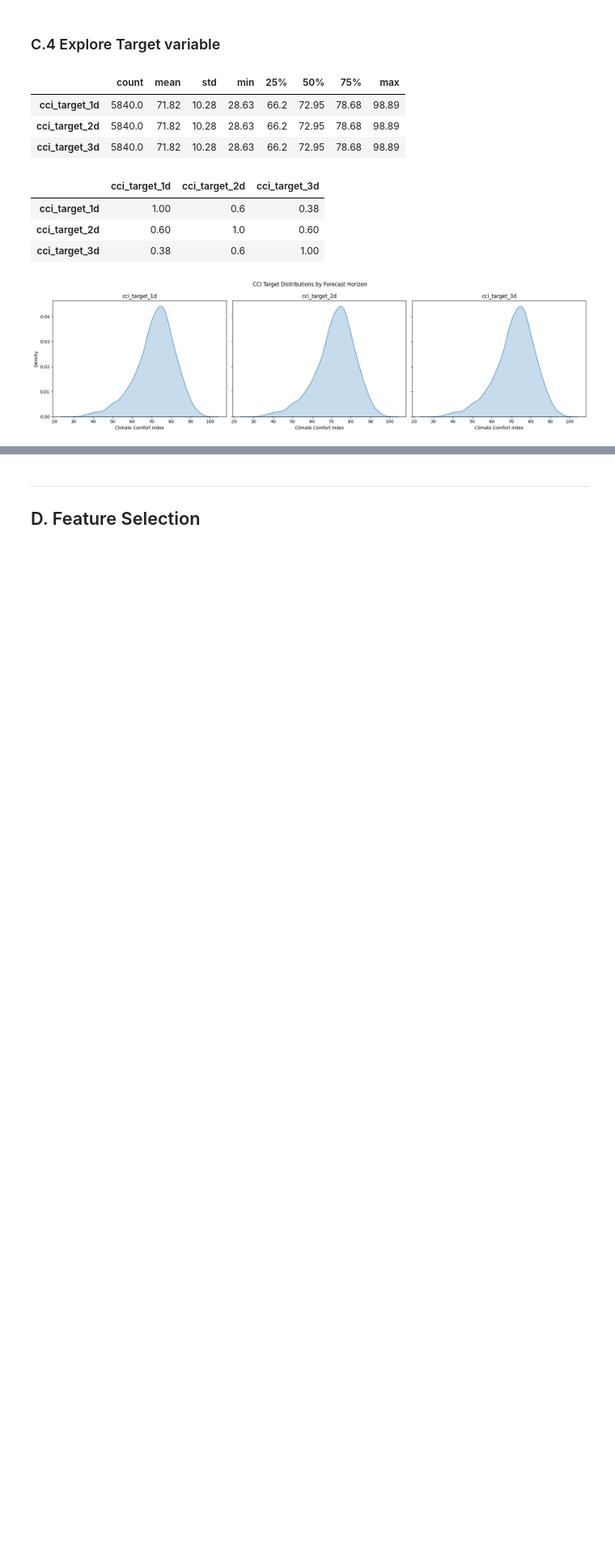
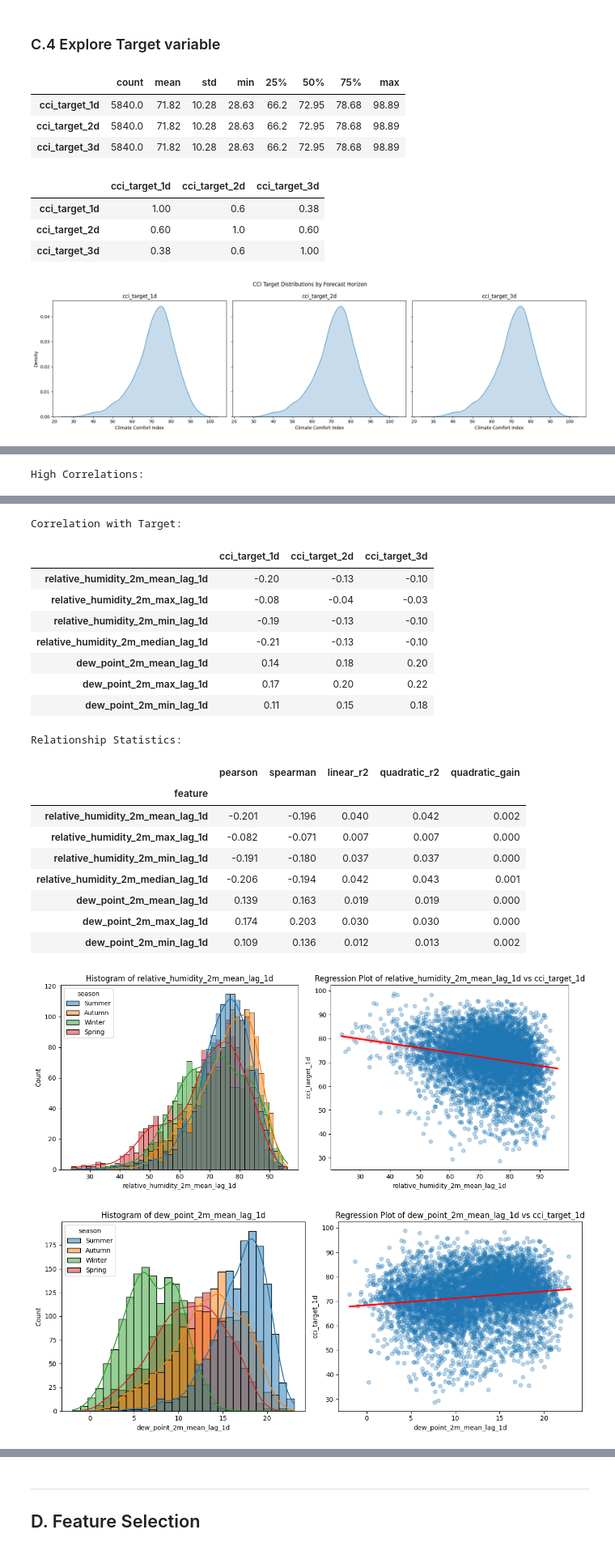
Before and after one commit to RP28/36120-26SP-AT2-26294153-experiments, a Jupyter notebook: notebooks/comfort_climate/36120_26SP_AT2_26294153_experiment_1.ipynb, the cells around one changed output, grey strips where cells are left out. Shown at 81% size. Saved outputs shown, nothing was run; the diff lists cells and outputs as text; code cells hidden in the pictures; blank space fills up the shorter version.

```diff
--- a/notebooks/comfort_climate/36120_26SP_AT2_26294153_experiment_1.ipynb
+++ b/notebooks/comfort_climate/36120_26SP_AT2_26294153_experiment_1.ipynb
@@ -369,0 +551,18 @@ provide a detailed analysis on the selected feature, its distribution, limitatio
+# %%
+relative_humidity_features = [
+    "relative_humidity_2m_mean_lag_1d",
+    "relative_humidity_2m_max_lag_1d",
+    "relative_humidity_2m_min_lag_1d",
+    "relative_humidity_2m_median_lag_1d"
+]
+dew_point_features = [
+    "dew_point_2m_mean_lag_1d",
+    "dew_point_2m_max_lag_1d",
+    "dew_point_2m_min_lag_1d"
+]
+moisture_features = relative_humidity_features + dew_point_features
+moisture_plot_features = ["relative_humidity_2m_mean_lag_1d", "dew_point_2m_mean_lag_1d"]
+moisture_stats, moisture_correlations, moisture_target_correlations, moisture_relationship_stats = explore_numerical_features(
+    moisture_features, plot_features=moisture_plot_features
+)
+# %% [output]
@@ -369,0 +578 @@ provide a detailed analysis on the selected feature, its distribution, limitatio
+High Correlations:
@@ -369,0 +585,21 @@ provide a detailed analysis on the selected feature, its distribution, limitatio
+Correlation with Target:
+|  | cci_target_1d | cci_target_2d | cci_target_3d |
+| relative_humidity_2m_mean_lag_1d | -0.20 | -0.13 | -0.10 |
+| relative_humidity_2m_max_lag_1d | -0.08 | -0.04 | -0.03 |
+| relative_humidity_2m_min_lag_1d | -0.19 | -0.13 | -0.10 |
+| relative_humidity_2m_median_lag_1d | -0.21 | -0.13 | -0.10 |
+| dew_point_2m_mean_lag_1d | 0.14 | 0.18 | 0.20 |
+| dew_point_2m_max_lag_1d | 0.17 | 0.20 | 0.22 |
+| dew_point_2m_min_lag_1d | 0.11 | 0.15 | 0.18 |
+Relationship Statistics:
+|  | pearson | spearman | linear_r2 | quadratic_r2 | quadratic_gain |
+| feature |  |  |  |  |  |
+| relative_humidity_2m_mean_lag_1d | -0.201 | -0.196 | 0.040 | 0.042 | 0.002 |
+| relative_humidity_2m_max_lag_1d | -0.082 | -0.071 | 0.007 | 0.007 | 0.000 |
+| relative_humidity_2m_min_lag_1d | -0.191 | -0.180 | 0.037 | 0.037 | 0.000 |
+| relative_humidity_2m_median_lag_1d | -0.206 | -0.194 | 0.042 | 0.043 | 0.001 |
+| dew_point_2m_mean_lag_1d | 0.139 | 0.163 | 0.019 | 0.019 | 0.000 |
+| dew_point_2m_max_lag_1d | 0.174 | 0.203 | 0.030 | 0.030 | 0.000 |
+| dew_point_2m_min_lag_1d | 0.109 | 0.136 | 0.012 | 0.013 | 0.002 |
+[figure, added]
+[figure, added]
```
Also changed, not shown: parts of 216 cells of this notebook, 11 other files.
